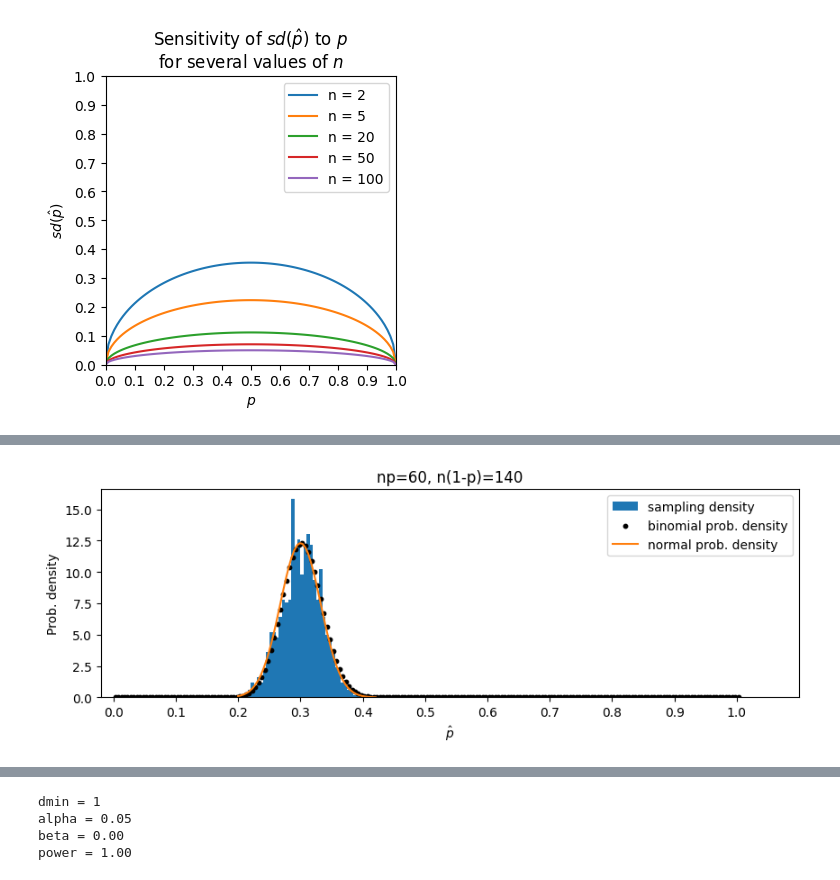
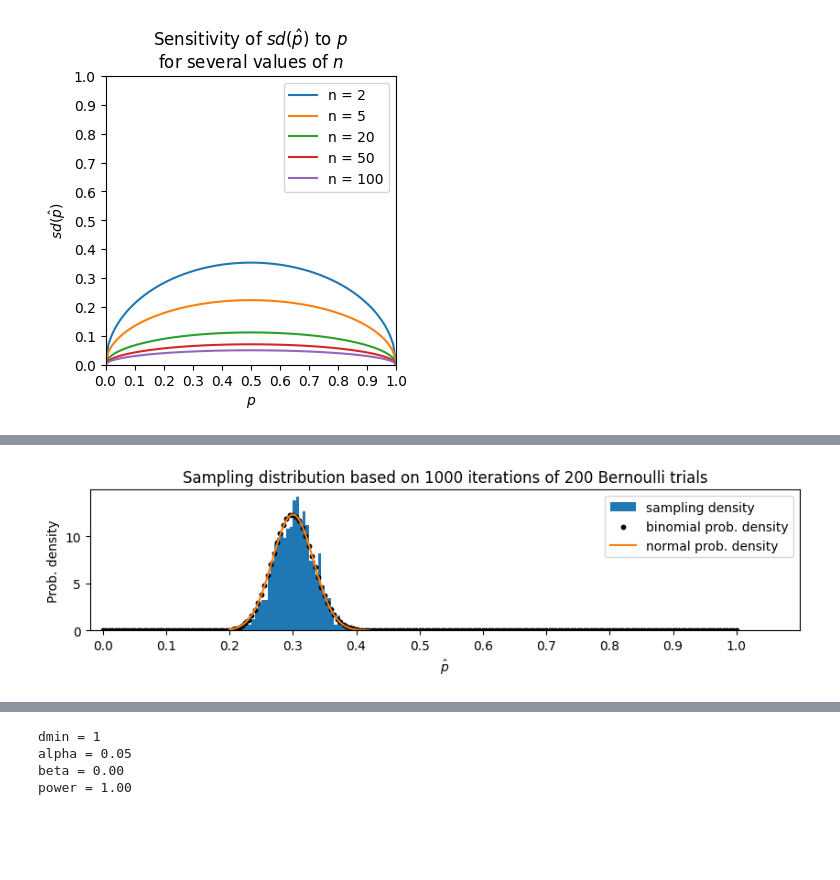
Before and after one commit to robetatis/abtesting, a Jupyter notebook: notebook.ipynb, the cells around one changed output, grey strips where cells are left out. Saved outputs shown, nothing was run; the diff lists cells and outputs as text; code cells hidden in the pictures; blank space fills up the shorter version.

```diff
--- a/notebook.ipynb
+++ b/notebook.ipynb
@@ -138,0 +128,17 @@ At the same time, $E(X)$ can be understood as the **mean** number of successes p
+# %%
+# plot Binomial distribution when p and n are known:
+
+n = 200
+p = 0.3
+
+x_absolute = np.arange(0, n+1, 1) # make x axis for total no. successes
+x_fraction = x_absolute/n # make x axis for fraction of successes
+px = stats.binom.pmf(x_absolute, n, p) # compute binomial probability mass
+
+# plot
+fig, ax = plt.subplots(figsize=(5, 2))
+ax.plot(x_fraction , px)
+ax.set_xlabel('$\hat{p}$')
+ax.set_ylabel('Prob. mass')
+ax.set_title('Binomial distribution')
+plt.show()
@@ -139,51 +151,52 @@ At the same time, $E(X)$ can be understood as the **mean** number of successes p
 # %%
-import numpy as np
-import matplotlib.pyplot as plt
-from scipy import stats
-
 # define parameters for Bernoulli trials
 p = 0.3
 possible_outcomes = [0, 1]
 
 # no. of Bernoulli trials
 n = 200
 
 # no. of iterations to generate sampling distribution of phat
 niterations = 1000
 
-# run experiments
-phat = list()
-for _ in range(0, niterations):
-    Y = np.random.choice(possible_outcomes, n, p=[1-p, p]) # generate n Bernoulli trials
-    X = np.sum(Y) # compute no. of successes
-    phat.append(X/n) # compute proportion of successes phat as mean no. of successes per trial
+# define function to run experiments
+def run_experiments(p, n, niterations):
 
-# make theoretical distributions: normal and binomial
-norm_fx = stats.norm(loc=p, scale=np.sqrt(p*(1-p)/n)) # normal distr. with miu = p and sd = sqrt(p*(1-p)/n)
-binom_px = stats.binom(n, p) # binomial distr. for no. successes (NOT proportion!)
+    phat = list()
+    for _ in range(0, niterations):
+        Y = np.random.choice(possible_outcomes, n, p=[1-p, p]) # generate n Bernoulli trials
+        X = np.sum(Y) # compute no. of successes
+        phat.append(X/n) # compute proportion of successes phat as mean no. of successes per trial
 
-# make x axis for plotting both distributions
-x_norm = np.linspace(norm_fx.ppf(0.001), norm_fx.ppf(0.9999)) # use the distr. defined above to get quantiles ('ppf')
-bin_width_X = 1 # bin width for no. of successes X
-bin_width_phat = bin_width_X/n # scale X down to proportion of successes
-x_binom = np.arange(0, n+1, bin_width_X) # x axis for no. of successes X in n Bernoulli trials
-x_binom_phat = x_binom/n # scale above x axis down to proportion of successes
+    # make theoretical distributions: normal and binomial
+    norm_fx = stats.norm(loc=p, scale=np.sqrt(p*(1-p)/n)) # normal distr. with miu = p and sd = sqrt(p*(1-p)/n)
+    binom_px = stats.binom(n, p) # binomial distr. for no. successes (NOT proportion!)
 
-# compute prob. density for both distributions
-dnorm = norm_fx.pdf(x_norm) # density for normal distr.
-dbinom = binom_px.pmf(x_binom)/bin_width_phat # density for binom. Since binom.pmf() gives probability mass, we divide it with bin_width to get density
+    # make x axis for plotting both distributions
+    x_norm = np.linspace(norm_fx.ppf(0.001), norm_fx.ppf(0.9999)) # use the distr. defined above to get quantiles ('ppf')
+    bin_width_X = 1 # bin width for no. of successes X
+    bin_width_phat = bin_width_X/n # scale X down to proportion of successes
+    x_binom = np.arange(0, n+1, bin_width_X) # x axis for no. of successes X in n Bernoulli trials
+    x_binom_phat = x_binom/n # scale above x axis down to proportion of successes
 
-# plot
-fig, ax = plt.subplots(figsize=(10, 3))
-ax.hist(phat, bins=x_binom_phat, density=True, label='sampling density')
-ax.scatter(x_binom_phat + bin_width_phat/2, dbinom, color='black', s=10, label='binomial prob. density') # shift x-position of points to middle of bins
-ax.plot(x_norm, dnorm, label='normal prob. density')
-ax.set_xlabel(r'$\hat{p}$')
-ax.set_ylabel('Prob. density')
-ax.set_xlim(-0.02, 1.1)
-ax.set_xticks(np.arange(0, 1.1, 0.1))
-ax.legend()
-ax.set_title(f'np={n*p:.0f}, n(1-p)={n*(1-p):.0f}')
-plt.show()
+    # compute prob. density for both distributions
+    dnorm = norm_fx.pdf(x_norm) # density for normal distr.
+    dbinom = binom_px.pmf(x_binom)/bin_width_phat # density for binom. Since binom.pmf() gives probability mass, we divide it with bin_width to get density
+
+    # plot
+    fig, ax = plt.subplots(figsize=(10, 2))
+    ax.hist(phat, bins=x_binom_phat, density=True, label='sampling density')
+    ax.scatter(x_binom_phat, dbinom, color='black', s=10, label='binomial prob. density')
+    ax.plot(x_norm, dnorm, label='normal prob. density')
+    ax.set_xlabel(r'$\hat{p}$')
+    ax.set_ylabel('Prob. density')
+    ax.set_xlim(-0.02, 1.1)
+    ax.set_xticks(np.arange(0, 1.1, 0.1))
+    ax.legend()
+    ax.set_title(f'Sampling distribution based on {niterations} iterations of {n} Bernoulli trials')
+    plt.show()
+
+# run
+run_experiments(p, n, niterations)
 # %% [output]
-[figure, old version]
+[figure, new version]
```
Also changed, not shown: parts of 17 cells of this notebook.
